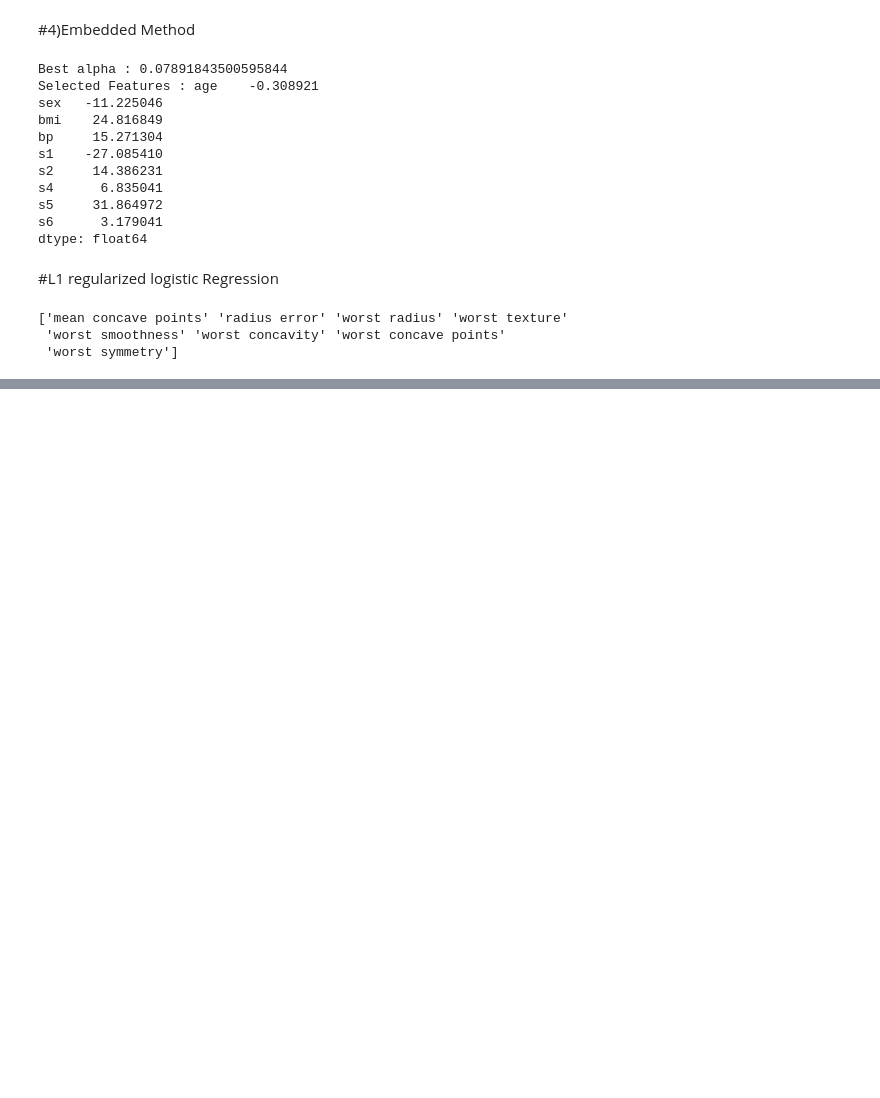
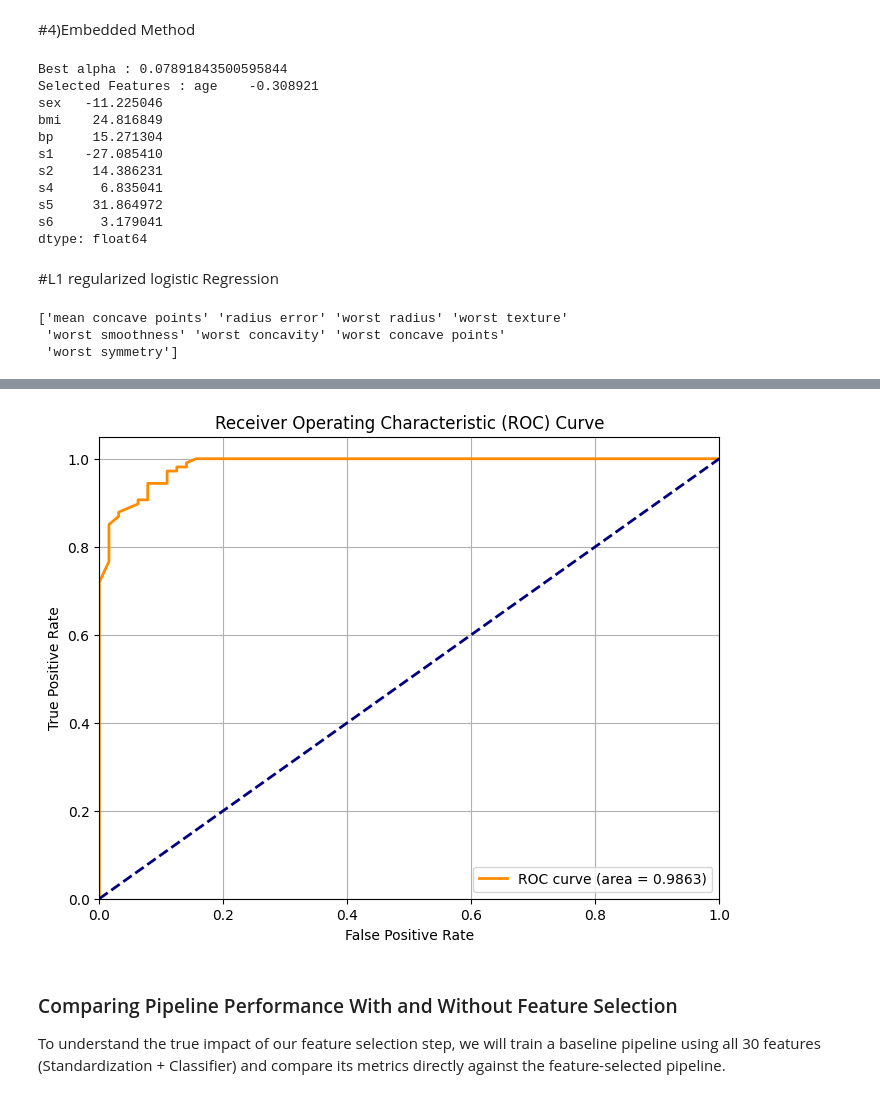
Before and after one commit to sangramshitole07/AML, a Jupyter notebook: Feature_Select_Wrapper_Methods.ipynb, the cells around one changed output, grey strips where cells are left out. Saved outputs shown, nothing was run; the diff lists cells and outputs as text; code cells hidden in the pictures; blank space fills up the shorter version.

```diff
--- a/Feature_Select_Wrapper_Methods.ipynb
+++ b/Feature_Select_Wrapper_Methods.ipynb
@@ -253,0 +377,65 @@ model.score(X,y)
+# %%
+import matplotlib.pyplot as plt
+from sklearn.datasets import load_breast_cancer
+from sklearn.model_selection import train_test_split
+from sklearn.preprocessing import StandardScaler
+from sklearn.ensemble import RandomForestClassifier
+from sklearn.feature_selection import SelectFromModel
+from sklearn.metrics import accuracy_score, confusion_matrix, classification_report, roc_curve, auc
+from sklearn.pipeline import Pipeline
+
+# 1. Load the dataset
+# Why: Breast cancer dataset provides standard dimensions for evaluating classifiers
+data = load_breast_cancer()
+X = data.data
+y = data.target
+
+# 2. Split into train and test sets
+# Why: Splitting allows us to evaluate generalizability on unseen data and prevent overfitting
+X_train, X_test, y_train, y_test = train_test_split(
+    X, y, test_size=0.3, random_state=42, stratify=y
+)
+
+# 3. Build the pipeline containing scaling, embedded feature selection, and classification
+# Why: Keeps the evaluation clean, leakage-free, and straightforward
+pipeline = Pipeline([
+    ('scaler', StandardScaler()),
+    ('feature_selection', SelectFromModel(RandomForestClassifier(n_estimators=100, random_state=42))),
+    ('classifier', RandomForestClassifier(n_estimators=100, random_state=42))
+])
+
+# 4. Train the pipeline on the training set
+pipeline.fit(X_train, y_train)
+
+# 5. Make predictions and generate probability estimates on test data
+y_pred = pipeline.predict(X_test)
+y_proba = pipeline.predict_proba(X_test)[:, 1]
+
+# 6. Evaluate metrics
+accuracy = accuracy_score(y_test, y_pred)
+cm = confusion_matrix(y_test, y_pred)
+report = classification_report(y_test, y_pred, target_names=data.target_names)
+
+print("=== Model Evaluation ===")
+print(f"Prediction Accuracy: {accuracy:.4f}\n")
+print("Confusion Matrix:")
+print(cm)
+print("\nClassification Report:")
+print(report)
+
+# 7. Compute and plot ROC Curve
+fpr, tpr, thresholds = roc_curve(y_test, y_proba)
+roc_auc = auc(fpr, tpr)
+
+plt.figure(figsize=(8, 6))
+plt.plot(fpr, tpr, color='darkorange', lw=2, label=f'ROC curve (area = {roc_auc:.4f})')
+plt.plot([0, 1], [0, 1], color='navy', lw=2, linestyle='--')
+plt.xlim([0.0, 1.0])
+plt.ylim([0.0, 1.05])
+plt.xlabel('False Positive Rate')
+plt.ylabel('True Positive Rate')
+plt.title('Receiver Operating Characteristic (ROC) Curve')
+plt.legend(loc="lower right")
+plt.grid(True)
+plt.show()
+# %% [output]
@@ -253,0 +458,5 @@ model.score(X,y)
+[figure, added]
+# %% [markdown]
+### Comparing Pipeline Performance With and Without Feature Selection
+
+To understand the true impact of our feature selection step, we will train a baseline pipeline using all 30 features (Standardization + Classifier) and compare its metrics directly against the feature-selected pipeline.
```
Also changed, not shown: parts of 25 cells of this notebook.
